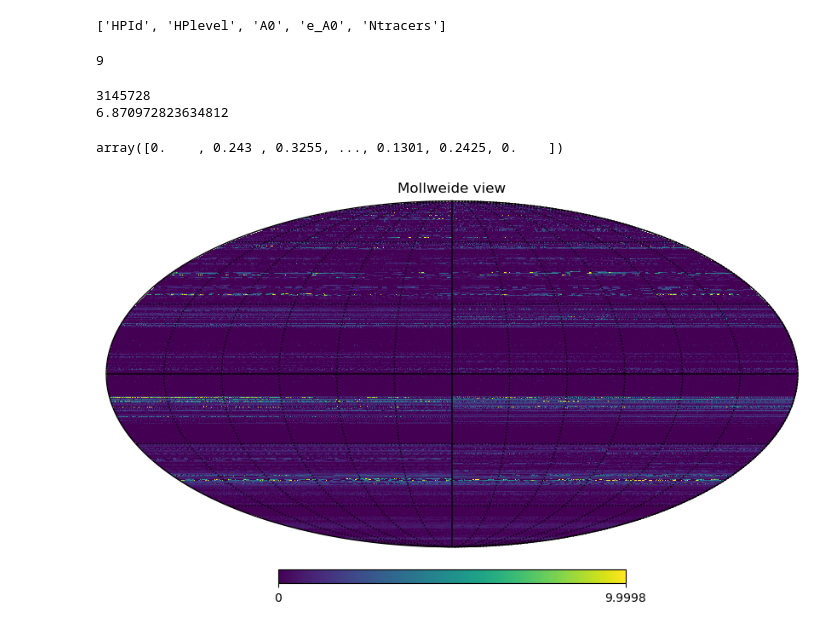
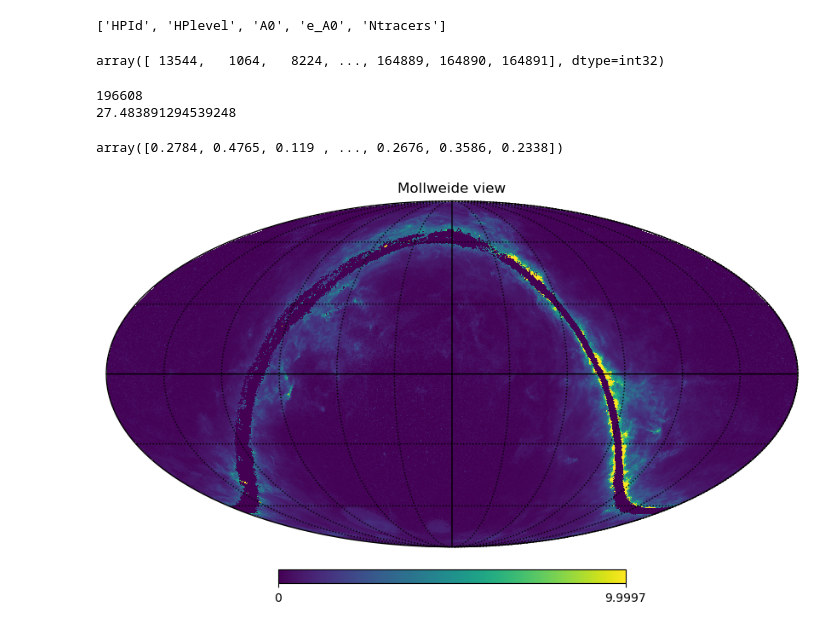
Before and after one commit to AstroTaffer/MEN-681301-OAM, a Jupyter notebook: zwicky2.ipynb, the cells around one changed output. Drawn from its saved outputs; the diff is of its cells as text; code cells hidden in the pictures.

```diff
--- a/zwicky2.ipynb
+++ b/zwicky2.ipynb
@@ -7,30 +7,33 @@ import numpy as np
 import healpy as hp
 # %%
 av = np.load('I_355_tgextmap.npz')
+level = 7
 av.files
 # %% [output]
 ['HPId', 'HPlevel', 'A0', 'e_A0', 'Ntracers']
 # %%
-av['HPlevel'][-1]
+mask = av['HPlevel'] == level
-# %% [output]
-9
+# %%
+av['HPId'][mask]
+# %% [output]
+array([ 13544,   1064,   8224, ..., 164889, 164890, 164891], dtype=int32)
 # %%
-NSIDE = 2**9
+NSIDE = 2**level
 NPIX = hp.nside2npix(NSIDE)
 print(NPIX)
 print(hp.nside2resol(NSIDE, arcmin=True))
 m = np.zeros(NPIX)
 # %% [output]
-3145728
-6.870972823634812
+196608
+27.483891294539248
 # %%
-m[av['HPId']] = av['A0']
+m[av['HPId'][mask]] = av['A0'][mask]
 # %%
 m
 # %% [output]
-array([0.    , 0.243 , 0.3255, ..., 0.1301, 0.2425, 0.    ])
+array([0.2784, 0.4765, 0.119 , ..., 0.2676, 0.3586, 0.2338])
 # %%
-hp.mollview(m)
+hp.mollview(m, nest=True)
 hp.graticule()
 # %% [output]
-[figure, old version]
+[figure, new version]
```
